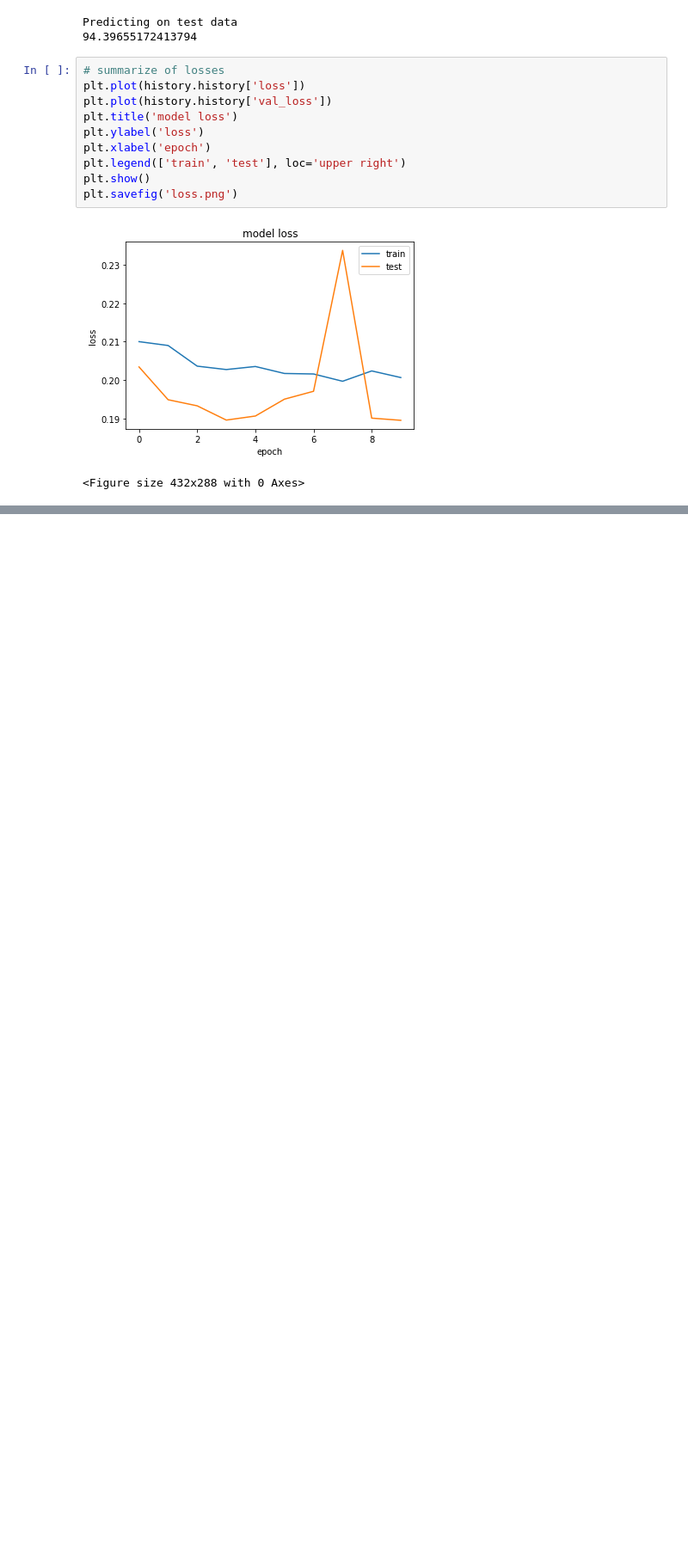
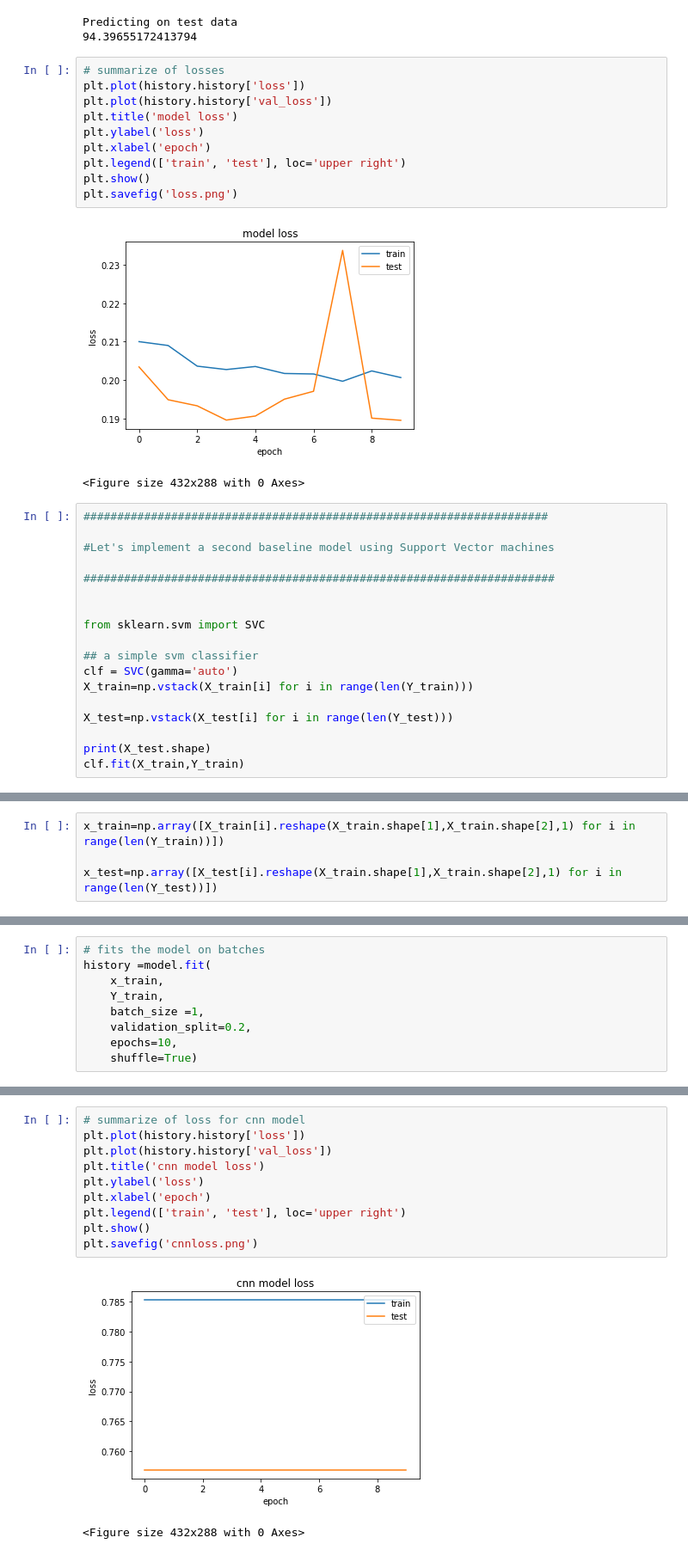
Before and after one commit to DrCod/StammerClipper, a Jupyter notebook: data.ipynb, the cells around one changed output, grey strips where cells are left out. Shown at 86% size. Drawn from its saved outputs; the diff is of its cells as text; blank space fills up the shorter version.

Commit message:
Add cnn and svm models

```diff
--- a/data.ipynb
+++ b/data.ipynb
@@ -528,3 +528,21 @@ plt.savefig('loss.png')
 # %% [output]
 [figure]
 <Figure size 432x288 with 0 Axes>
+# %%
+#####################################################################
+
+#Let's implement a second baseline model using Support Vector machines
+
+######################################################################
+
+
+from sklearn.svm import SVC
+
+## a simple svm classifier
+clf = SVC(gamma='auto')
+X_train=np.vstack(X_train[i] for i in range(len(Y_train)))
+
+X_test=np.vstack(X_test[i] for i in range(len(Y_test)))
+
+print(X_test.shape)
+clf.fit(X_train,Y_train)
@@ -530,0 +568,4 @@ plt.savefig('loss.png')
+# %%
+x_train=np.array([X_train[i].reshape(X_train.shape[1],X_train.shape[2],1) for i in range(len(Y_train))])
+
+x_test=np.array([X_test[i].reshape(X_train.shape[1],X_train.shape[2],1) for i in range(len(Y_test))])
@@ -530,0 +623,9 @@ plt.savefig('loss.png')
+# %%
+# fits the model on batches
+history =model.fit(
+    x_train,
+    Y_train,
+    batch_size =1,
+    validation_split=0.2,
+    epochs=10,
+    shuffle=True)
@@ -530,0 +650,13 @@ plt.savefig('loss.png')
+# %%
+# summarize of loss for cnn model
+plt.plot(history.history['loss'])
+plt.plot(history.history['val_loss'])
+plt.title('cnn model loss')
+plt.ylabel('loss')
+plt.xlabel('epoch')
+plt.legend(['train', 'test'], loc='upper right')
+plt.show()
+plt.savefig('cnnloss.png')
+# %% [output]
+[figure, added]
+<Figure size 432x288 with 0 Axes>
```
Also changed, not shown: parts of 8 cells of this notebook, 1 other file.
